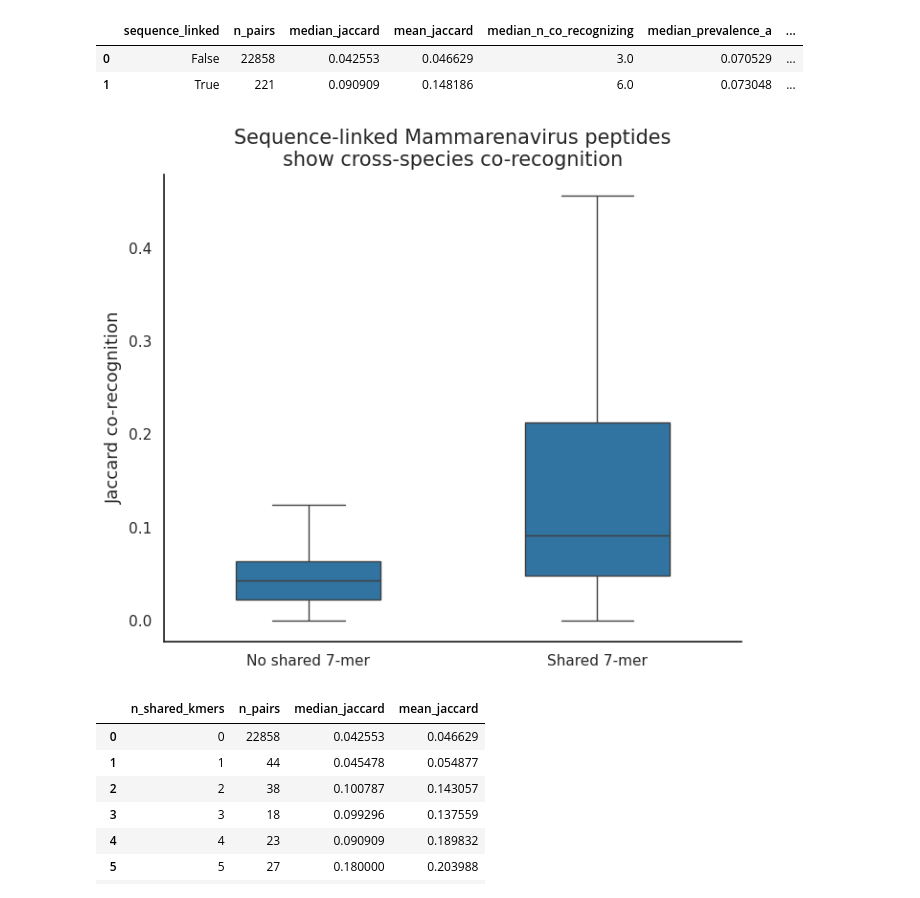
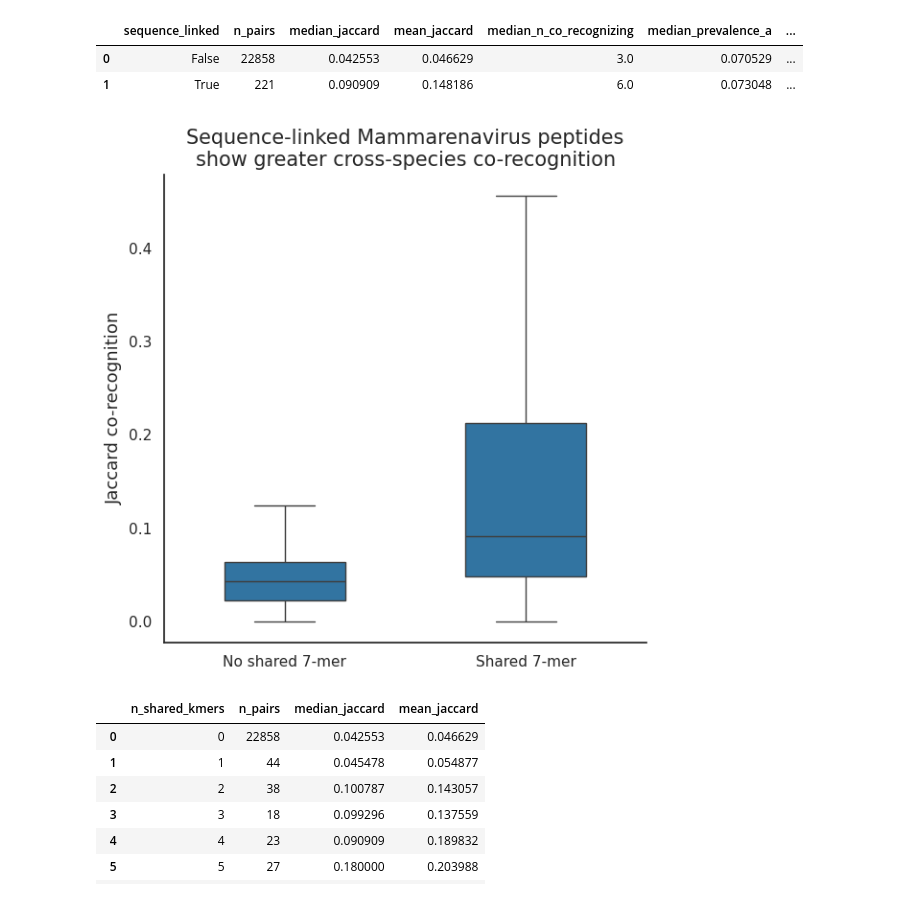
Before and after one commit to sporak577/lasv_phipseq_2026, a Jupyter notebook: Lassa_seroreactivity_paper_figures_clean_090726.ipynb, the cells around one changed output. Drawn from its saved outputs; the diff is of its cells as text; code cells hidden in the pictures.

```diff
--- a/Lassa_seroreactivity_paper_figures_clean_090726.ipynb
+++ b/Lassa_seroreactivity_paper_figures_clean_090726.ipynb
@@ -1637,0 +1675,2 @@ frac_reactive.peptide.to_list()
+# %%
+long = long.reset_index()
@@ -4145,41 +4201,41 @@ display(sequence_summary
 | 1 | True | 221 | 0.090909 | 0.148186 | 6.0 | 0.073048 | ... |
 # %%
 fig, ax = plt.subplots(
-    figsize=(7, 6)
+    figsize=(6, 6)
 )
 
 sns.boxplot(
     data=mamma_cross_species_pairs,x='sequence_linked',y='jaccard',
     showfliers=False,
     width=0.5,
 
     ax=ax)
 
 ax.set_xticklabels(
     ['No shared 7-mer', 'Shared 7-mer']
 )
 
 ax.set_xlabel('')
 
 ax.set_ylabel(
     'Jaccard co-recognition',
     fontsize=13
 )
 
 ax.set_title(
     'Sequence-linked Mammarenavirus peptides\n'
-    'show cross-species co-recognition',
+    'show greater cross-species co-recognition',
     fontsize=15
 )
 
 sns.despine(
     ax=ax)
 
 plt.tight_layout()
 
 plt.show()
 # %% [output]
-[figure, old version]
+[figure, new version]
 # %%
 shared_kmer_summary = (
     mamma_cross_species_pairs
```
Also changed, not shown: parts of 20 cells of this notebook, 3 other files.
